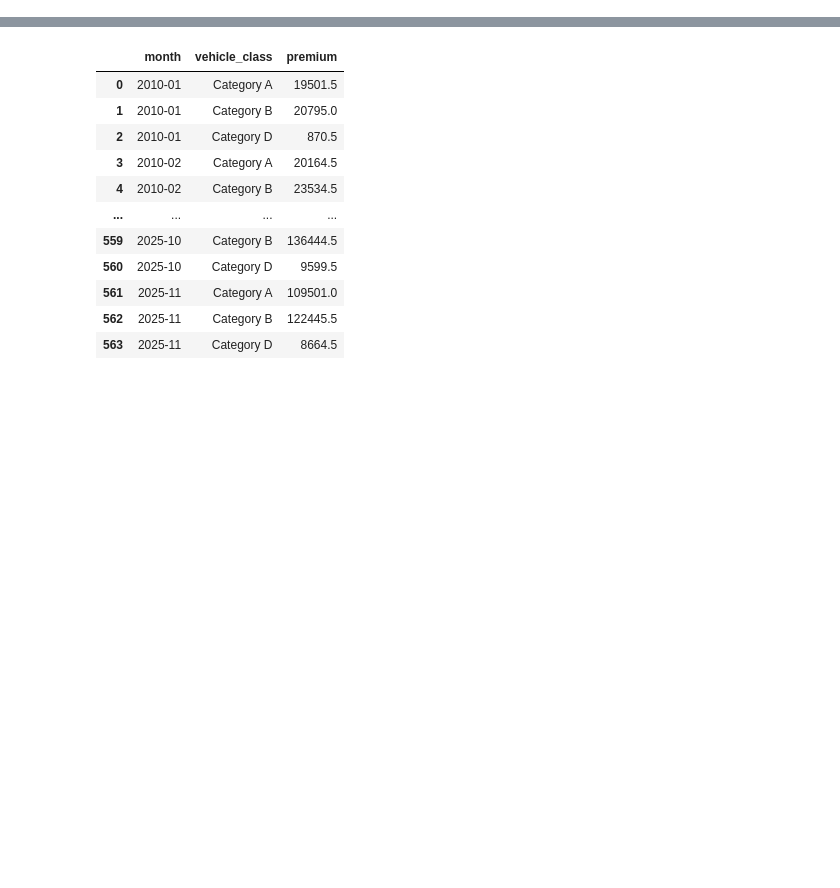
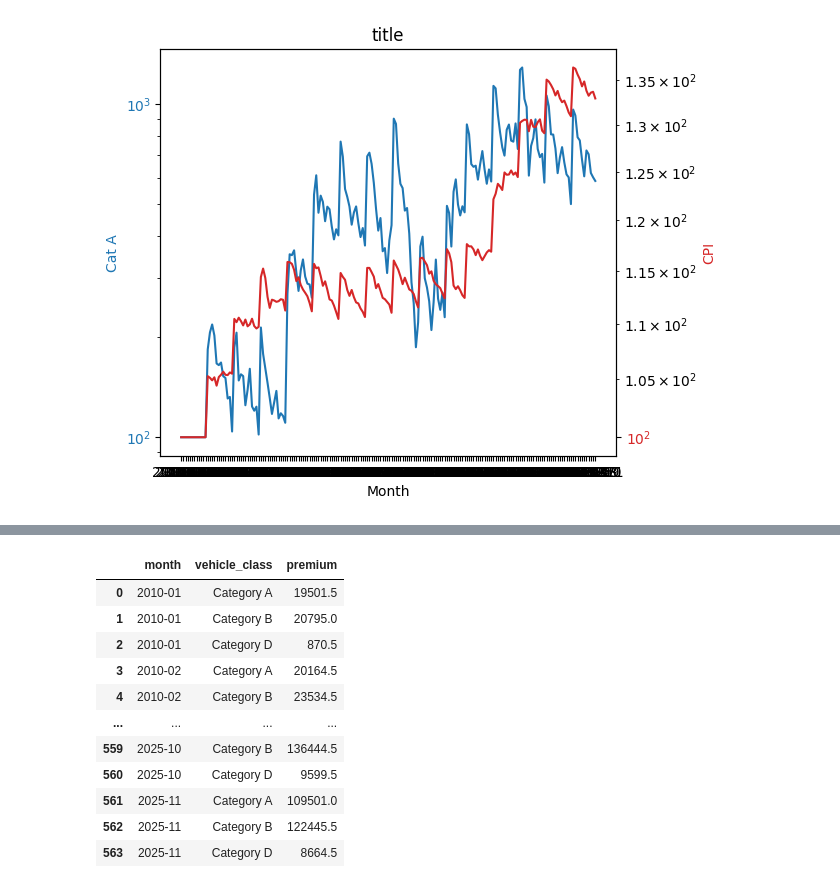
Before and after one commit to RaphaelTeo/coe-stat-analysis, a Jupyter notebook: main.ipynb, the cells around one changed output, grey strips where cells are left out. Cells and saved outputs as stored; diff of their text form; code cells hidden in the pictures; blank space fills up the shorter version.

Commit message:
basic data cleaning done for coe and cpi

```diff
--- a/main.ipynb
+++ b/main.ipynb
@@ -97,0 +107,17 @@ KeyError: 'vehicle_class'
+# %%
+# CPI dataset
+df_cpi = basicprep_cpi(cpi)
+
+# COE dataset
+df_coe = basicprep_coe(coe)
+df_coe_a = df_coe.loc[df_coe['vehicle_class'] == 'Category A']
+df_coe_b = df_coe.loc[df_coe['vehicle_class'] == 'Category B']
+df_coe_d = df_coe.loc[df_coe['vehicle_class'] == 'Category D']
+
+# Trim datasets to only the common dates so that we can plot
+df_list = [df_cpi, df_coe_a, df_coe_b, df_coe_d]
+common_dates = get_common_dates(df_list)
+df_cpi_trim = df_cpi[df_cpi['month'].isin(common_dates)]
+df_coe_a_trim = df_coe_a[df_coe_a['month'].isin(common_dates)]
+df_coe_b_trim = df_coe_b[df_coe_b['month'].isin(common_dates)]
+df_coe_d_trim = df_coe_d[df_coe_d['month'].isin(common_dates)]
@@ -98,21 +130,31 @@ KeyError: 'vehicle_class'
 # %%
 def plot_twin_axis(x, y1, y2, y1_label, y2_label, title):
     fig, ax1 = plt.subplots()
 
     colour_ax1 = 'tab:blue'
     ax1.set_xlabel('Month')
     ax1.set_ylabel(y1_label, color=colour_ax1)
     ax1.plot(x, y1, color=colour_ax1)
     ax1.tick_params(axis='y', labelcolor=colour_ax1)
 
     ax2 = ax1.twinx()  # instantiate a second axes that shares the same x-axis
 
     colour_ax2 = 'tab:red'
     ax2.set_ylabel(y2_label, color=colour_ax2)  # we already handled the x-label with ax1
     ax2.plot(x, y2, color=colour_ax2)
     ax2.tick_params(axis='y', labelcolor=colour_ax2)
 
+    plt.xticks(rotation=90)
+    ax1.autoscale(enable=True, axis='x')
+    ax2.autoscale(enable=True, axis='x')
+    ax1.set_yscale('log')
+    ax2.set_yscale('log')
+
     fig.tight_layout()  # otherwise the right y-label is slightly clipped
     plt.title(title)
     plt.show()
+
+plot_twin_axis(df_cpi_trim['month'], df_coe_d_trim['coe_indexed'], df_cpi_trim['cpi_reindexed'], 'Cat A', 'CPI', 'title')
+# %% [output]
+[figure, added]
 # %%
```
Also changed, not shown: parts of 7 cells of this notebook, 2 other files.
